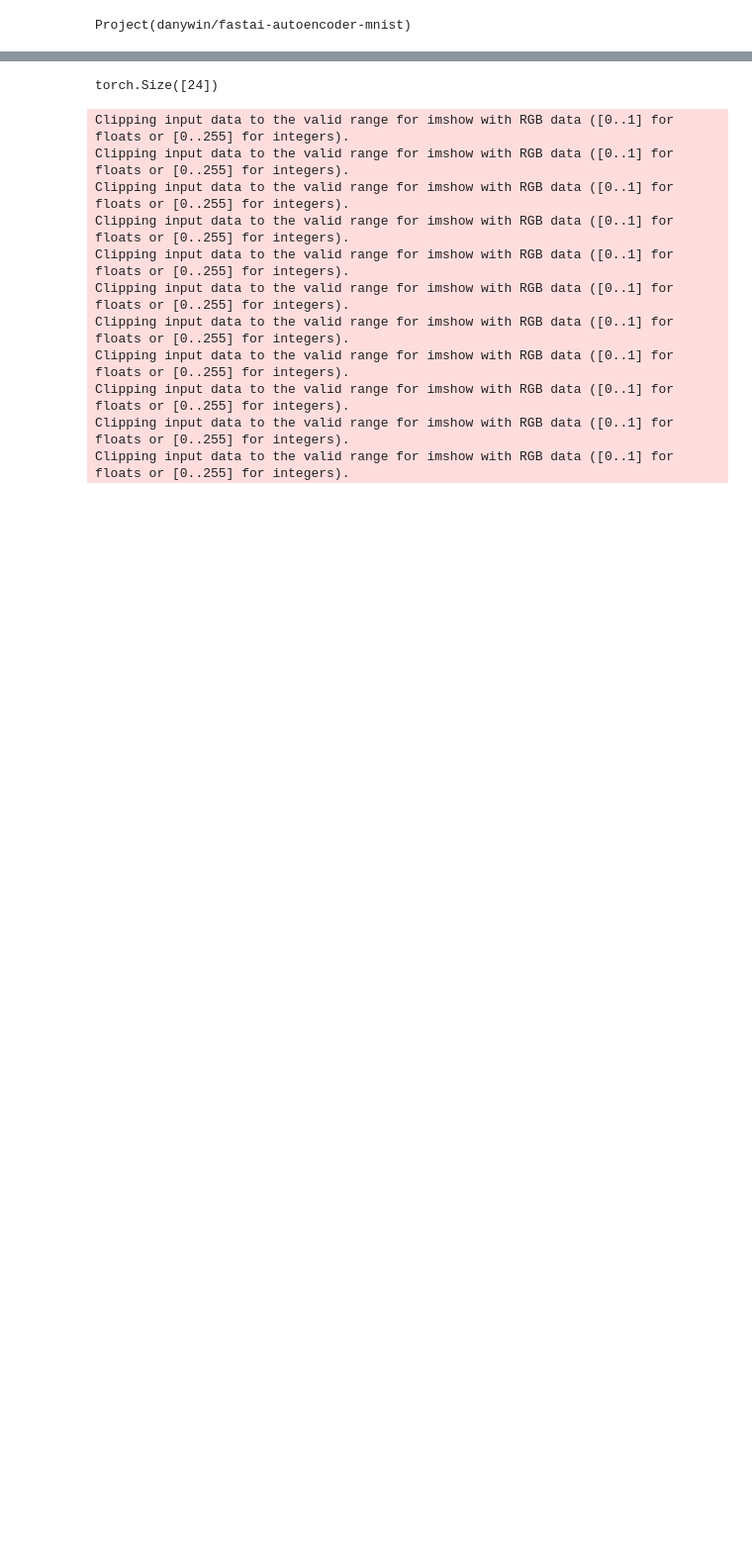
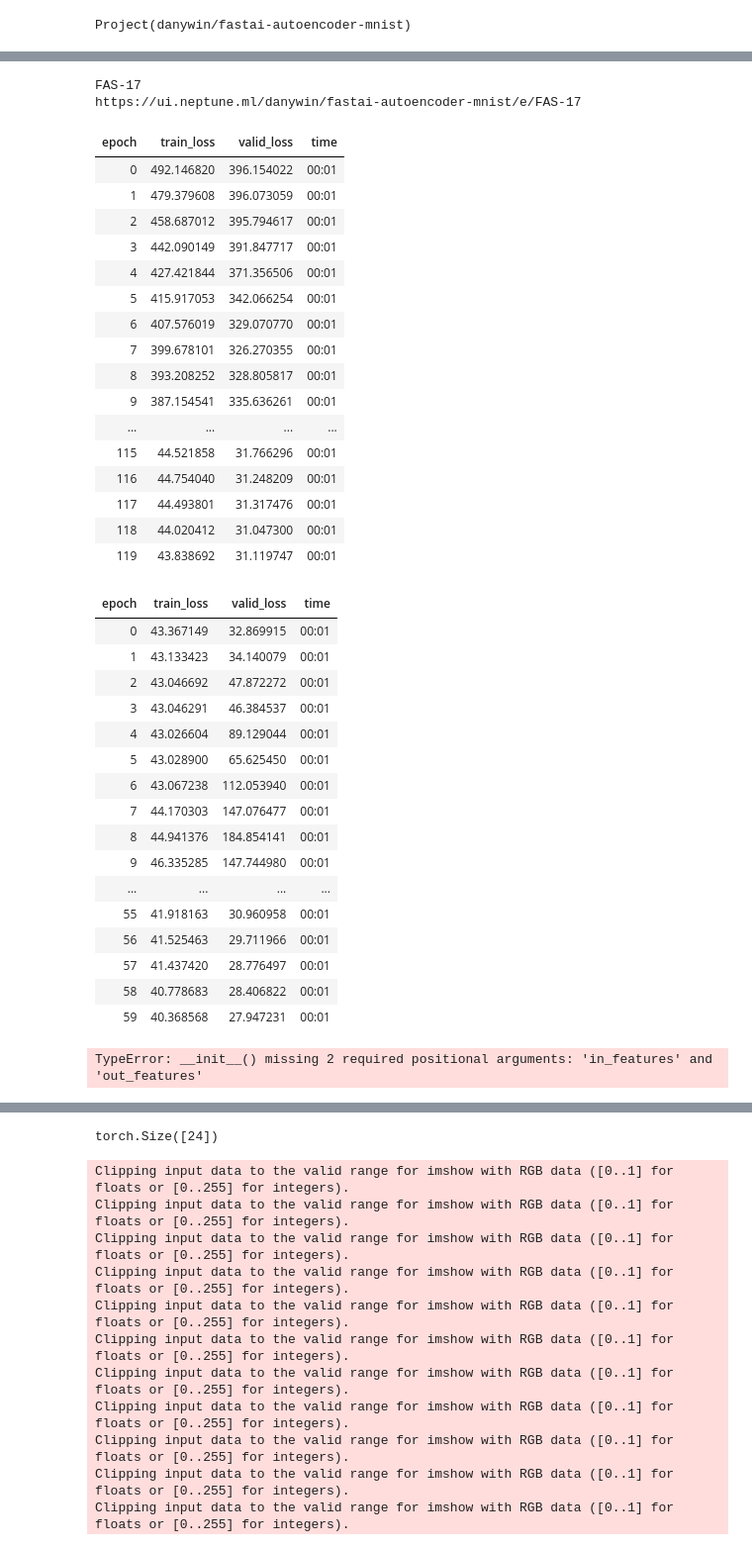
Before and after one commit to dhuynh95/fastai_autoencoder, a Jupyter notebook: MNIST.ipynb, the cells around one changed output, grey strips where cells are left out. Shown at 99% size. Cells and saved outputs as stored; diff of their text form; code cells hidden in the pictures; blank space fills up the shorter version.

```diff
--- a/MNIST.ipynb
+++ b/MNIST.ipynb
@@ -172,25 +150,4 @@ https://ui.neptune.ml/danywin/fastai-autoencoder-mnist/e/FAS-1
 # %%
-def params_to_str(d) : return {k:str(v) for k,v in d.items()}
-
-PARAMS = {
-    "data":"MNIST_TINY",
-    "size":64,
-    "bs":64,
-    "conv":nn.Conv2d,
-    "act_fn":nn.ReLU,
-    "bn":nn.BatchNorm2d,
-    "rec_loss":"mse",
-    "nfs_enc":[1,4,8,16,64],
-    "ks_enc" :[7,3,3,3],
-    "nfs_bn":[512,32],
-    "nfs_dec":[32,32,16,4,1],
-    "ks_dec":[3,3,3],
-    "beta_kl":1,
-    "n_epochs":[60,60],
-    "lr" : [1e-2,1e-30]
-
-}
-
 size = PARAMS["size"]
 conv = PARAMS["conv"]
 act_fn = PARAMS["act_fn"]
@@ -199,7 +156,8 @@ rec_loss = PARAMS["rec_loss"]
 
 nfs = PARAMS["nfs_enc"]
 ks = PARAMS["ks_enc"]
-enc = create_encoder(nfs,ks,conv=conv,bn=bn,act_fn=act_fn)
+# enc = create_encoder(nfs,ks,conv=conv,bn=bn,act_fn=act_fn)
+enc = create_encoder_denseblock(3,4)
 
 nfs = PARAMS["nfs_bn"]
 vae_bn = VAEBottleneck(nfs,act_fn)
@@ -260,0 +172,54 @@ data, valid_data = get_data(train_size,bs=64)
+# %%
+with neptune.create_experiment(**experiment) as exp:
+    for i,(n_epoch,lr) in enumerate(zip(PARAMS["n_epochs"],PARAMS["lrs"])):
+        # First we train the VAE
+        if i == 0:
+            # Without KL divergence first
+            cbs = [NeptuneMonitor()]
+            learn.fit_one_cycle(n_epoch,lr,callbacks=cbs)
+        else:
+            # With KL then
+            cbs = [NeptuneMonitor(),kl_hook]
+            learn.fit_one_cycle(n_epoch,lr,callbacks=cbs)
+
+    n_z = PARAMS["nfs_bn"][-1]
+    clf_model = nn.Sequential(learn.encode,nn.Linear())
+    # Then we train a m
+# %% [output]
+FAS-17
+https://ui.neptune.ml/danywin/fastai-autoencoder-mnist/e/FAS-17
+| epoch | train_loss | valid_loss | time |
+| 0 | 492.146820 | 396.154022 | 00:01 |
+| 1 | 479.379608 | 396.073059 | 00:01 |
+| 2 | 458.687012 | 395.794617 | 00:01 |
+| 3 | 442.090149 | 391.847717 | 00:01 |
+| 4 | 427.421844 | 371.356506 | 00:01 |
+| 5 | 415.917053 | 342.066254 | 00:01 |
+| 6 | 407.576019 | 329.070770 | 00:01 |
+| 7 | 399.678101 | 326.270355 | 00:01 |
+| 8 | 393.208252 | 328.805817 | 00:01 |
+| 9 | 387.154541 | 335.636261 | 00:01 |
+| ... | ... | ... | ... |
+| 115 | 44.521858 | 31.766296 | 00:01 |
+| 116 | 44.754040 | 31.248209 | 00:01 |
+| 117 | 44.493801 | 31.317476 | 00:01 |
+| 118 | 44.020412 | 31.047300 | 00:01 |
+| 119 | 43.838692 | 31.119747 | 00:01 |
+| epoch | train_loss | valid_loss | time |
+| 0 | 43.367149 | 32.869915 | 00:01 |
+| 1 | 43.133423 | 34.140079 | 00:01 |
+| 2 | 43.046692 | 47.872272 | 00:01 |
+| 3 | 43.046291 | 46.384537 | 00:01 |
+| 4 | 43.026604 | 89.129044 | 00:01 |
+| 5 | 43.028900 | 65.625450 | 00:01 |
+| 6 | 43.067238 | 112.053940 | 00:01 |
+| 7 | 44.170303 | 147.076477 | 00:01 |
+| 8 | 44.941376 | 184.854141 | 00:01 |
+| 9 | 46.335285 | 147.744980 | 00:01 |
+| ... | ... | ... | ... |
+| 55 | 41.918163 | 30.960958 | 00:01 |
+| 56 | 41.525463 | 29.711966 | 00:01 |
+| 57 | 41.437420 | 28.776497 | 00:01 |
+| 58 | 40.778683 | 28.406822 | 00:01 |
+| 59 | 40.368568 | 27.947231 | 00:01 |
+TypeError: __init__() missing 2 required positional arguments: 'in_features' and 'out_features'
```
Also changed, not shown: parts of 75 cells of this notebook, 20 other files.
